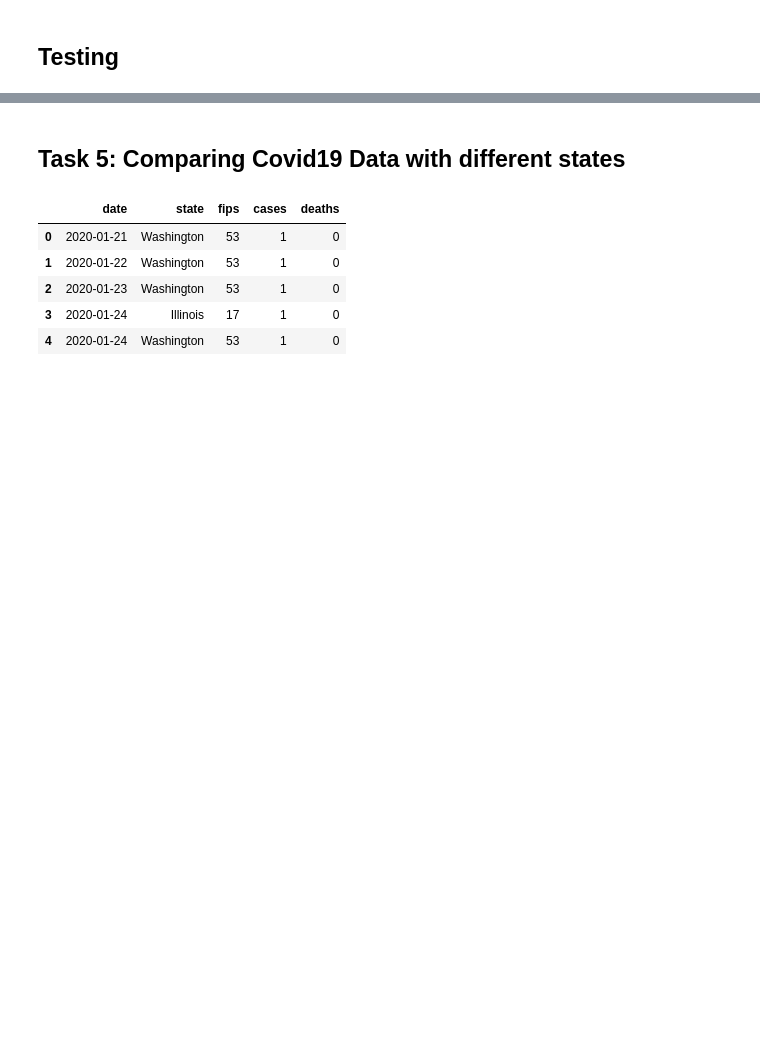
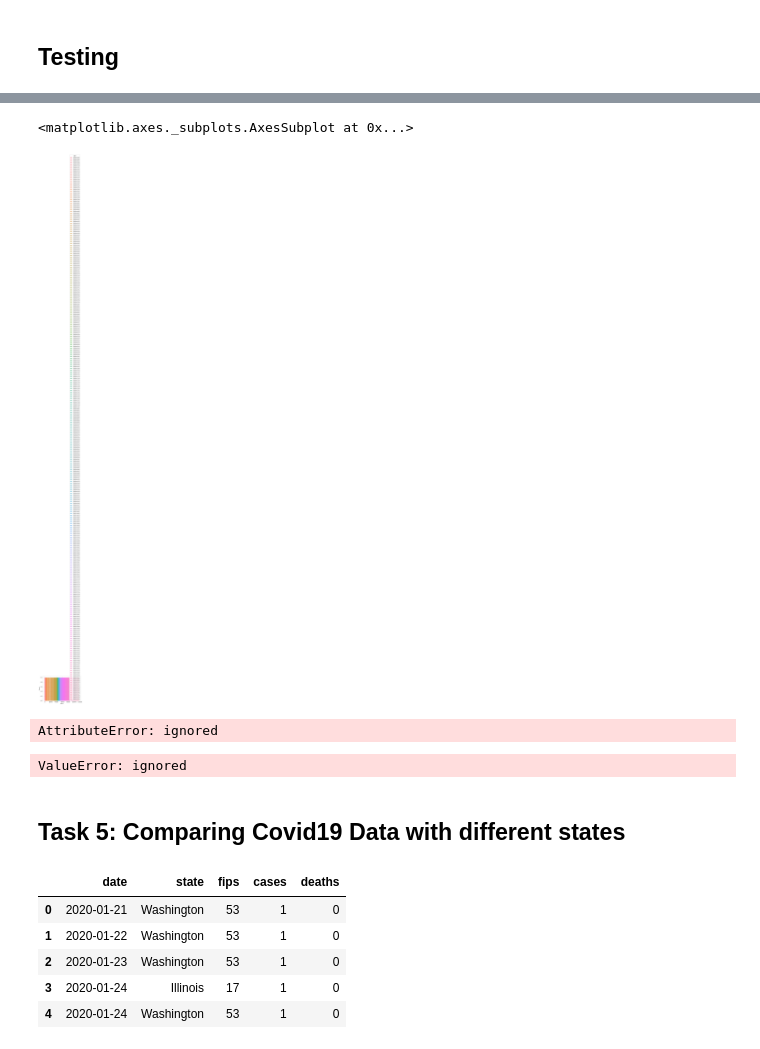
Before and after one commit to ericchu2595/Unit3MiniProject, a Jupyter notebook: Unit3_Mini_Project.ipynb, the cells around one changed output, grey strips where cells are left out. Drawn from its saved outputs; the diff is of its cells as text; code cells hidden in the pictures; blank space fills up the shorter version.

```diff
--- a/Unit3_Mini_Project.ipynb
+++ b/Unit3_Mini_Project.ipynb
@@ -231,3 +233,24 @@ NameError: ignored
+# %%
+sns.set_style('whitegrid')
+sns.histplot(data = ny_nassau, x= 'cases', hue = 'date')
+# %% [output]
+<matplotlib.axes._subplots.AxesSubplot at 0x...>
+[figure, added]
+# %%
+ny_nassau['year'] = ny_nassau['date'].dt.year
+# %% [output]
+AttributeError: ignored
+# %%
+# Creating a barplot for max cases in Nassau county by month
+# find out how to seperate everything by month
+# something about converting into datetime
+ny_nassau_deaths = sns.barplot(x = 'Month_Year', y= 'deaths', data= ny_nassau, palette = 'icefire')
+
+plt.xticks(rotation=45, ha = 'right')
+
+plt.show()
+# %% [output]
+ValueError: ignored
 # %% [markdown]
 ## Task 5: Comparing Covid19 Data with different states
 # %%
```
Also changed, not shown: parts of 18 cells of this notebook.
